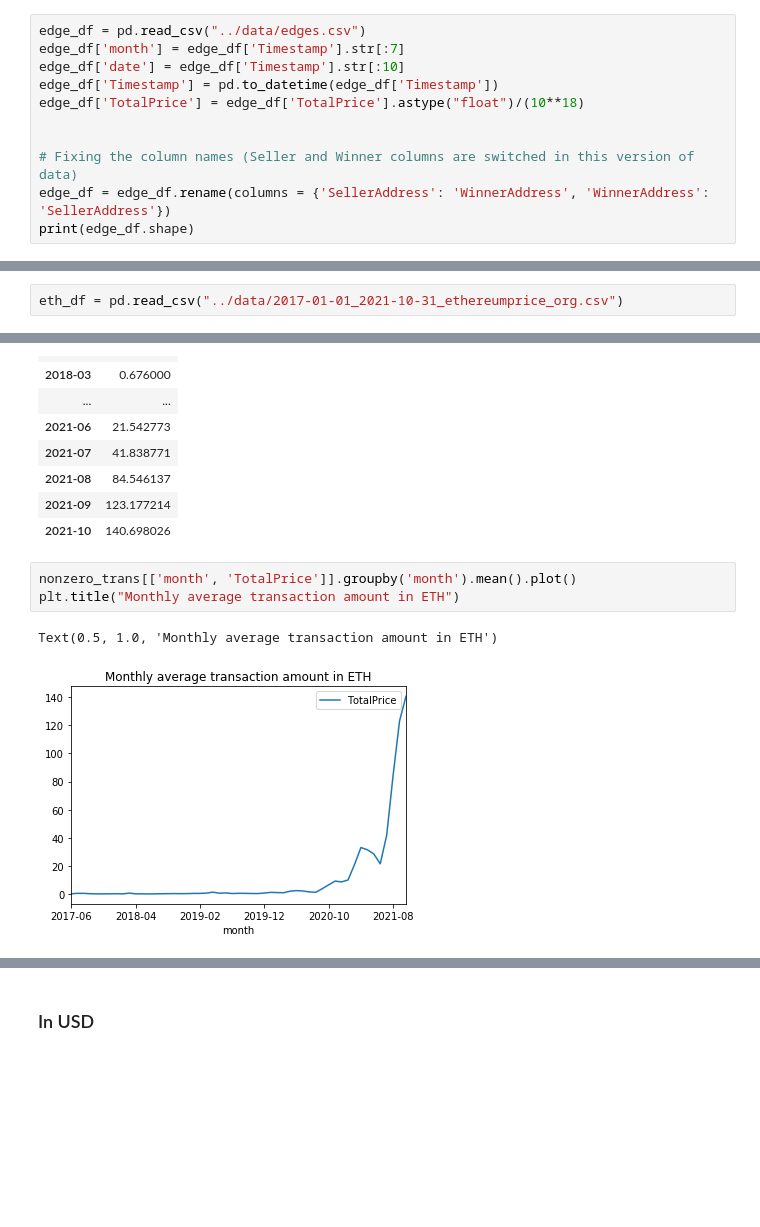
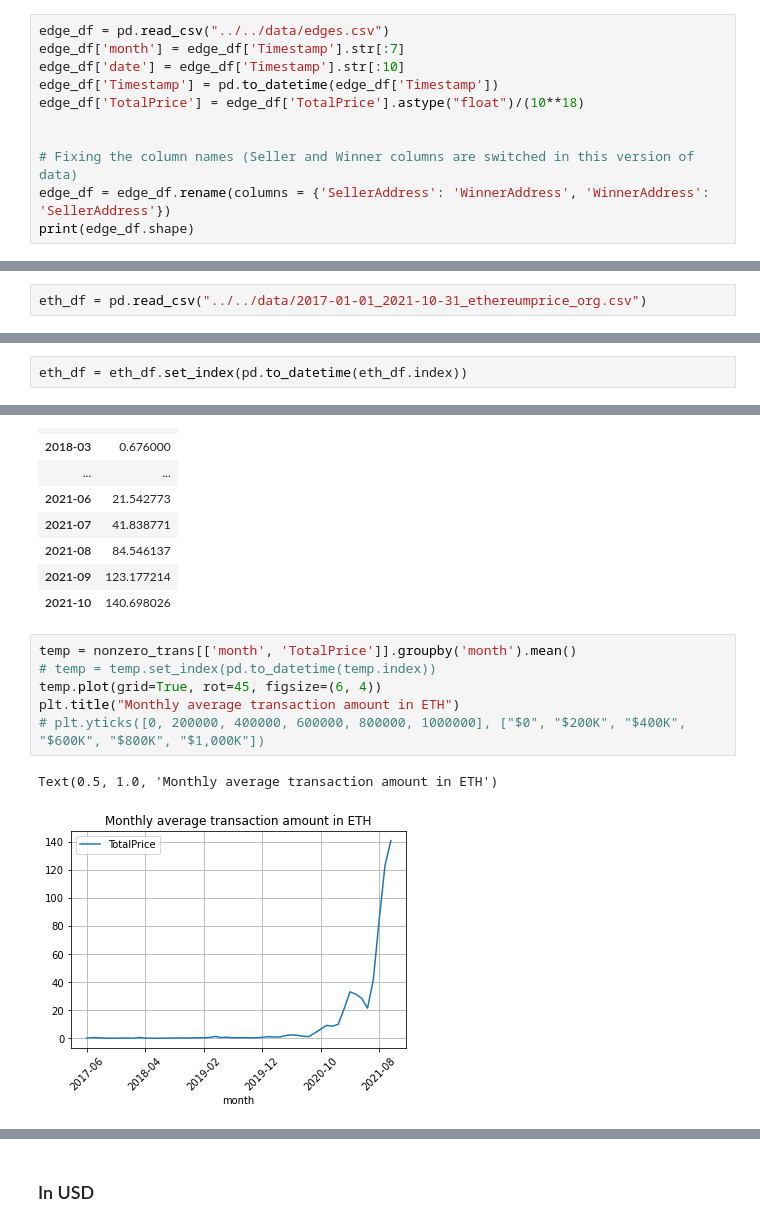
Before and after one commit to suhalim9/graphAI, a Jupyter notebook: jupyter_notebooks/OpenSea - Data Exploration - Oct18.ipynb, the cells around one changed output, grey strips where cells are left out. Drawn from its saved outputs; the diff is of its cells as text; blank space fills up the shorter version.

```diff
--- a/jupyter_notebooks/OpenSea - Data Exploration - Oct18.ipynb
+++ b/jupyter_notebooks/OpenSea - Data Exploration - Oct18.ipynb
@@ -15,7 +20,7 @@ print(len(node_df))
 # %% [output]
 5123
 # %%
-edge_df = pd.read_csv("../data/edges.csv")
+edge_df = pd.read_csv("../../data/edges.csv")
 edge_df['month'] = edge_df['Timestamp'].str[:7]
 edge_df['date'] = edge_df['Timestamp'].str[:10]
 edge_df['Timestamp'] = pd.to_datetime(edge_df['Timestamp'])
@@ -72,7 +77,7 @@ len(node_df)
 
 ** CAVEAT. 9/4/2021 price is missing Used ETH price of 9/3/2021 for that date **
 # %%
-eth_df = pd.read_csv("../data/2017-01-01_2021-10-31_ethereumprice_org.csv")
+eth_df = pd.read_csv("../../data/2017-01-01_2021-10-31_ethereumprice_org.csv")
 # %%
 eth_df.head()
 # %% [output]
@@ -99,0 +100,2 @@ eth_df.sort_index().plot()
+# %%
+eth_df = eth_df.set_index(pd.to_datetime(eth_df.index))
@@ -276,8 +287,11 @@ nonzero_trans[['month', 'TotalPrice']].groupby('month').mean()
 | 2021-09 | 123.177214 |
 | 2021-10 | 140.698026 |
 # %%
-nonzero_trans[['month', 'TotalPrice']].groupby('month').mean().plot()
+temp = nonzero_trans[['month', 'TotalPrice']].groupby('month').mean()
+# temp = temp.set_index(pd.to_datetime(temp.index))
+temp.plot(grid=True, rot=45, figsize=(6, 4))
 plt.title("Monthly average transaction amount in ETH")
+# plt.yticks([0, 200000, 400000, 600000, 800000, 1000000], ["$0", "$200K", "$400K", "$600K", "$800K", "$1,000K"])
 # %% [output]
 Text(0.5, 1.0, 'Monthly average transaction amount in ETH')
-[figure, old version]
+[figure, new version]
```
Also changed, not shown: parts of 28 cells of this notebook, 22 other files.
